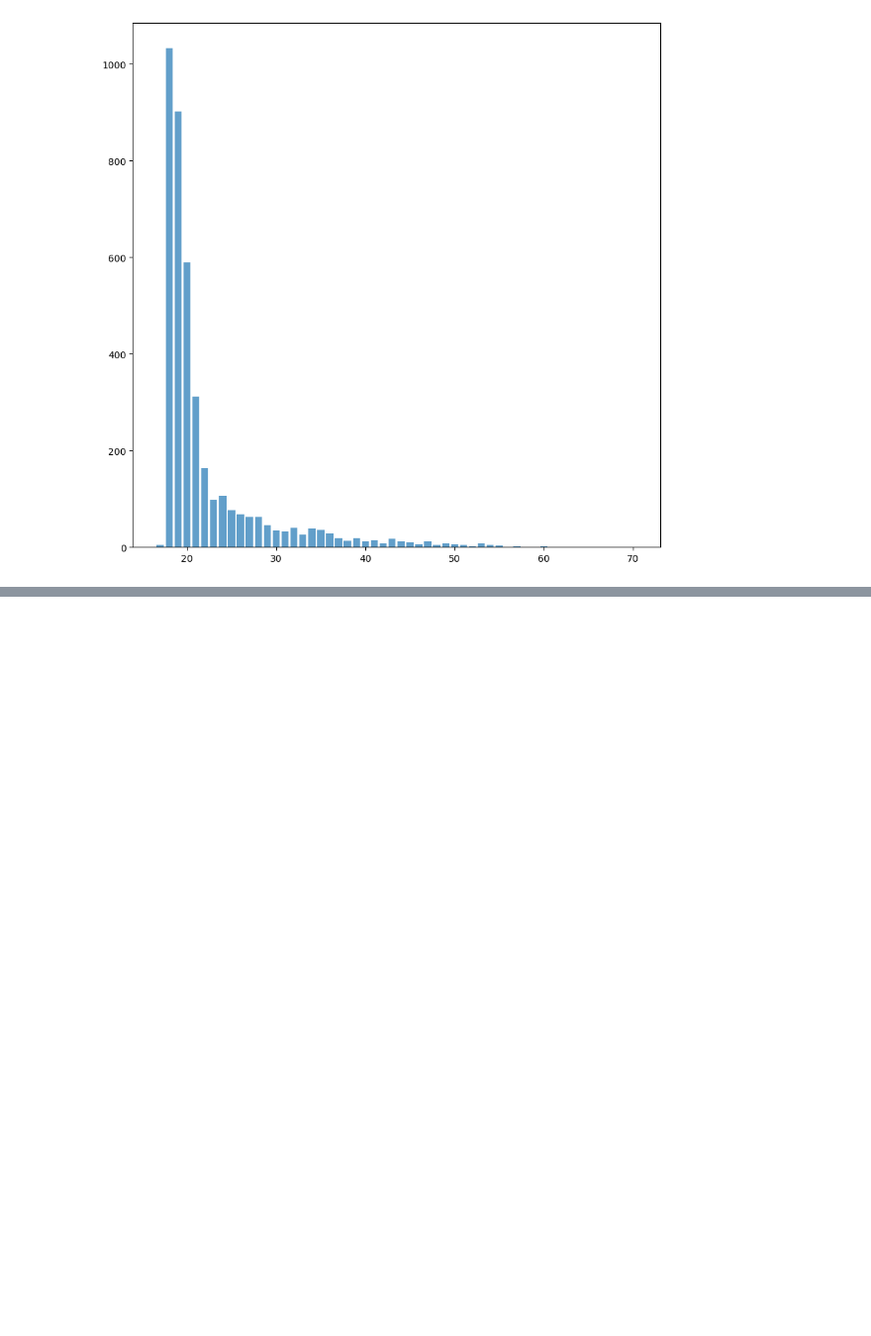
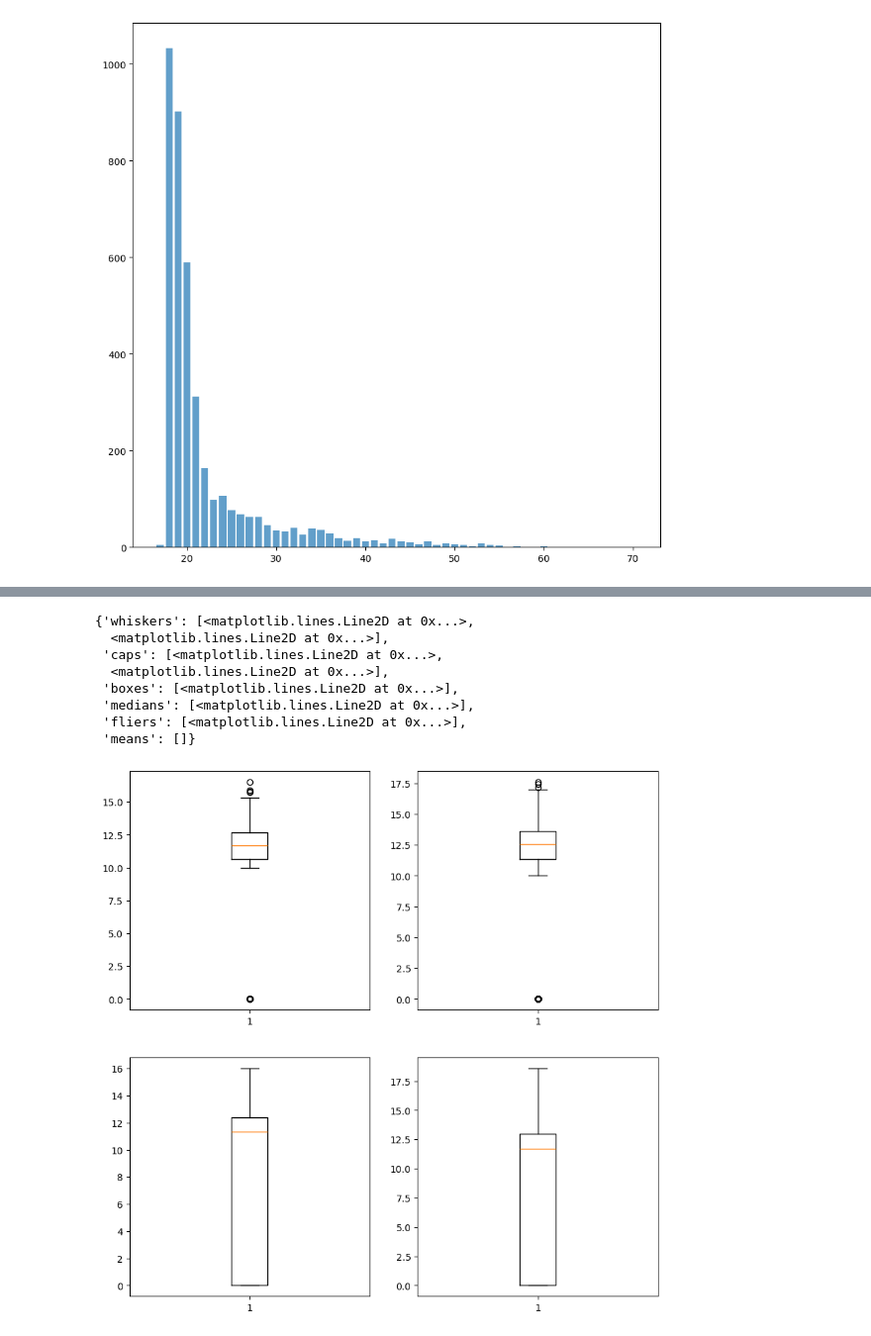
Before and after one commit to miloszczapla/studetns-graduation, a Jupyter notebook: student_grad.ipynb, the cells around one changed output, grey strips where cells are left out. Shown at 99% size. Drawn from its saved outputs; the diff is of its cells as text; code cells hidden in the pictures; blank space fills up the shorter version.

Commit message:
feat: add boxplot with grade diffrences between sex and daytime/evening attendence

```diff
--- a/student_grad.ipynb
+++ b/student_grad.ipynb
@@ -153,0 +180,19 @@ plt.hist(df_graduation_Students['Age at enrollment'], bins=20, color='blue', alp
+# %%
+fig, axs = plt.subplots(2,2 ,figsize=(10, 10))
+axs[0,0].boxplot(df_graduation_Students.loc[(df_graduation_Students['Gender'] == 0) & (df_graduation_Students['Daytime/evening attendance'] == 0) , 'Curricular units 1st sem (grade)'])
+axs[1,0].boxplot(df_graduation_Students.loc[(df_graduation_Students['Gender'] == 1) & (df_graduation_Students['Daytime/evening attendance'] == 0) , 'Curricular units 1st sem (grade)'])
+axs[0,1].boxplot(df_graduation_Students.loc[(df_graduation_Students['Gender'] == 0) & (df_graduation_Students['Daytime/evening attendance'] == 1), 'Curricular units 2nd sem (grade)'])
+axs[1,1].boxplot(df_graduation_Students.loc[(df_graduation_Students['Gender'] == 1) & (df_graduation_Students['Daytime/evening attendance'] == 1), 'Curricular units 2nd sem (grade)'])
+
+
+# plt.scatter(df_graduation_Students['Curricular units 1st sem (grade)'], df_graduation_Students['Gender'])
+# %% [output]
+{'whiskers': [<matplotlib.lines.Line2D at 0x...>,
+  <matplotlib.lines.Line2D at 0x...>],
+ 'caps': [<matplotlib.lines.Line2D at 0x...>,
+  <matplotlib.lines.Line2D at 0x...>],
+ 'boxes': [<matplotlib.lines.Line2D at 0x...>],
+ 'medians': [<matplotlib.lines.Line2D at 0x...>],
+ 'fliers': [<matplotlib.lines.Line2D at 0x...>],
+ 'means': []}
+[figure, added]
```
Also changed, not shown: parts of 5 cells of this notebook.
